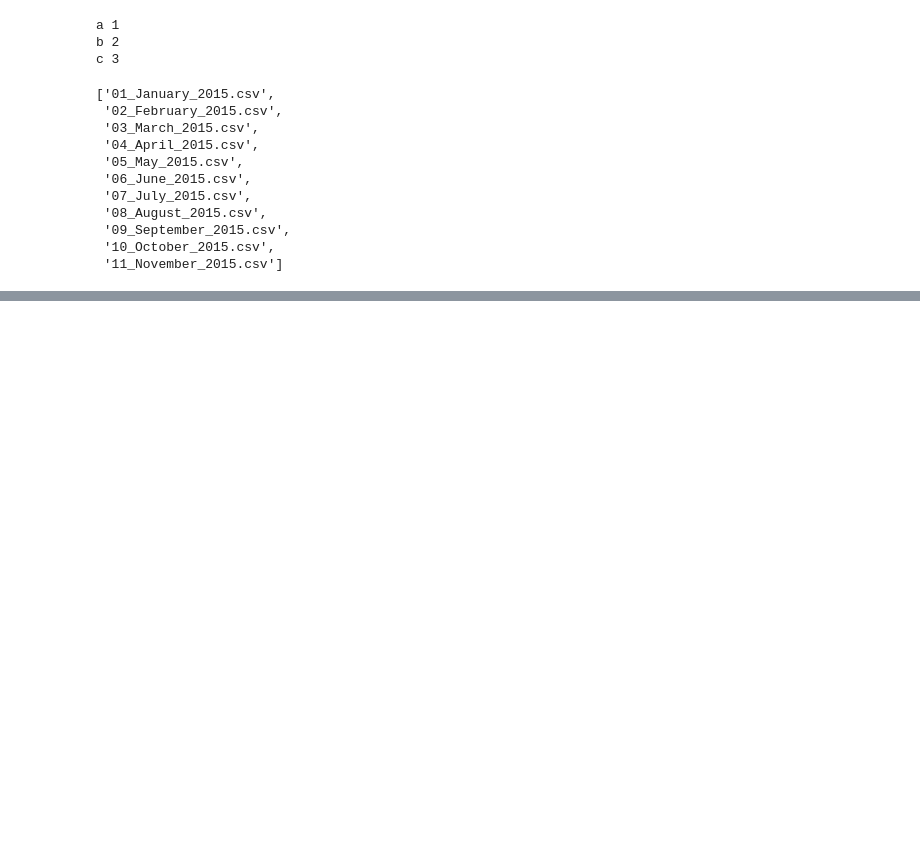
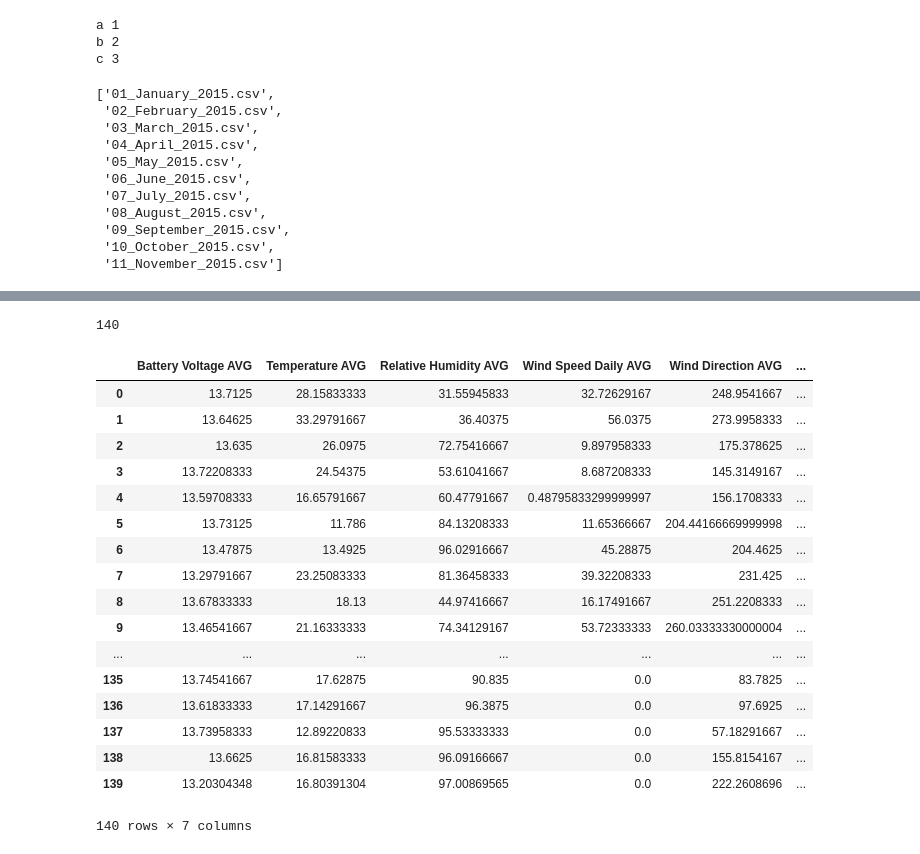
Before and after one commit to SaraPena/mount_rainier, a Jupyter notebook: study_hall_07_04_21.ipynb, the cells around one changed output, grey strips where cells are left out. Saved outputs shown, nothing was run; the diff lists cells and outputs as text; code cells hidden in the pictures; blank space fills up the shorter version.

```diff
--- a/study_hall_07_04_21.ipynb
+++ b/study_hall_07_04_21.ipynb
@@ -439,0 +722,3 @@ pandas.core.frame.DataFrame
+# %%
+date = 'Weatherlog 2015127'
+date
@@ -439,0 +727,3 @@ pandas.core.frame.DataFrame
+# %%
+date = date.split(' ')
+date[1]
@@ -439,0 +732,3 @@ pandas.core.frame.DataFrame
+# %%
+w_df['date'] = date[1]
+w_df
@@ -439,0 +738,19 @@ pandas.core.frame.DataFrame
+# %%
+weather_list = []
+
+for dictionary in dataframes:
+    for key in dictionary:
+        if key!='Attempts' and key!='climbing routes' and dictionary[key].iloc[0][0] == 'Totals':
+            w_df = dictionary[key].reset_index(drop=True)
+            w_df = w_df[1:].dropna(axis=1).transpose()
+            w_df.columns = w_df.iloc[0]
+            w_df = w_df[1:].reset_index(drop=True).rename_axis('', axis=1)
+
+            date = key
+            date = date.split(' ')
+            w_df['date'] = date[1]
+
+            weather_list.append(w_df)
+
+        elif key!='Attempts' and key!='climbing routes':
+            print(dictionary[key])
@@ -439,0 +775,25 @@ pandas.core.frame.DataFrame
+# %%
+len(weather_list)
+# %% [output]
+140
+# %%
+pd.concat(weather_list).reset_index(drop=True)
+# %% [output]
+|  | Battery Voltage AVG | Temperature AVG | Relative Humidity AVG | Wind Speed Daily AVG | Wind Direction AVG | ... |
+| 0 | 13.7125 | 28.15833333 | 31.55945833 | 32.72629167 | 248.9541667 | ... |
+| 1 | 13.64625 | 33.29791667 | 36.40375 | 56.0375 | 273.9958333 | ... |
+| 2 | 13.635 | 26.0975 | 72.75416667 | 9.897958333 | 175.378625 | ... |
+| 3 | 13.72208333 | 24.54375 | 53.61041667 | 8.687208333 | 145.3149167 | ... |
+| 4 | 13.59708333 | 16.65791667 | 60.47791667 | 0.48795833299999997 | 156.1708333 | ... |
+| 5 | 13.73125 | 11.786 | 84.13208333 | 11.65366667 | 204.44166669999998 | ... |
+| 6 | 13.47875 | 13.4925 | 96.02916667 | 45.28875 | 204.4625 | ... |
+| 7 | 13.29791667 | 23.25083333 | 81.36458333 | 39.32208333 | 231.425 | ... |
+| 8 | 13.67833333 | 18.13 | 44.97416667 | 16.17491667 | 251.2208333 | ... |
+| 9 | 13.46541667 | 21.16333333 | 74.34129167 | 53.72333333 | 260.03333330000004 | ... |
+| ... | ... | ... | ... | ... | ... | ... |
+| 135 | 13.74541667 | 17.62875 | 90.835 | 0.0 | 83.7825 | ... |
+| 136 | 13.61833333 | 17.14291667 | 96.3875 | 0.0 | 97.6925 | ... |
+| 137 | 13.73958333 | 12.89220833 | 95.53333333 | 0.0 | 57.18291667 | ... |
+| 138 | 13.6625 | 16.81583333 | 96.09166667 | 0.0 | 155.8154167 | ... |
+| 139 | 13.20304348 | 16.80391304 | 97.00869565 | 0.0 | 222.2608696 | ... |
+140 rows × 7 columns
```
Also changed, not shown: parts of 49 cells of this notebook.
